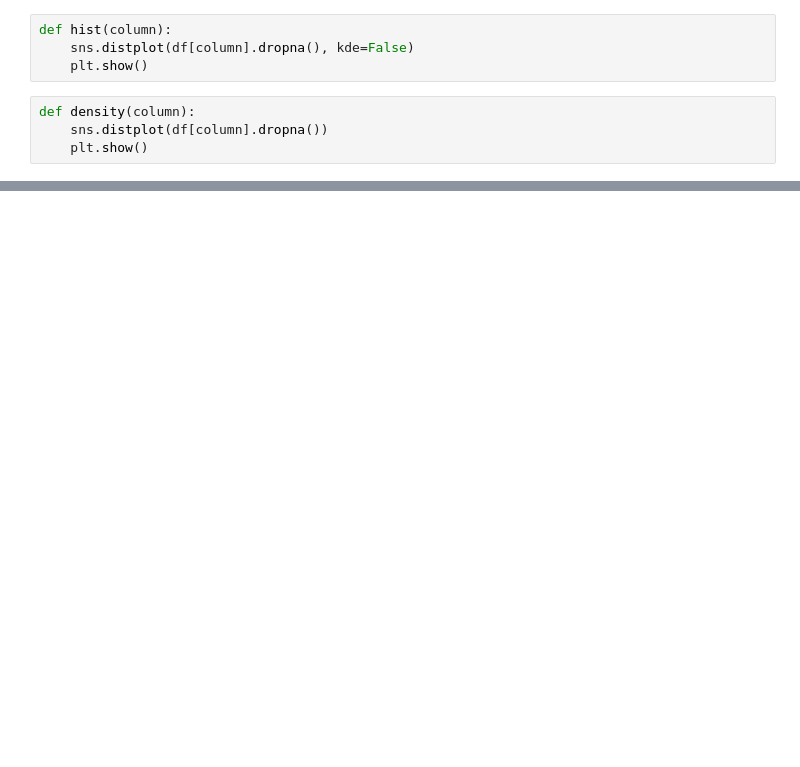
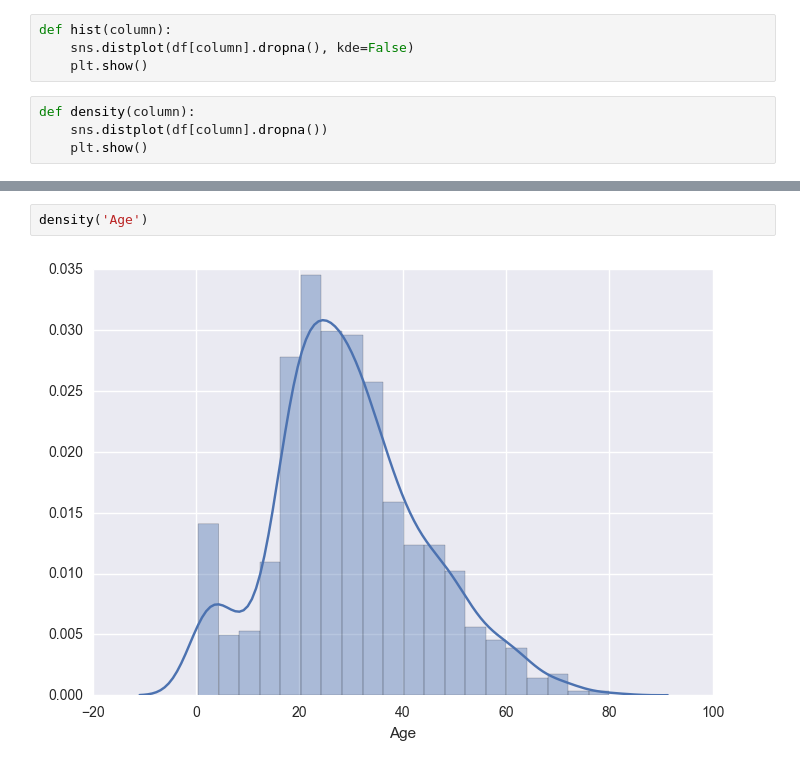
Before and after one commit to HStrand/titanic-ml, a Jupyter notebook: Data exploration.ipynb, the cells around one changed output, grey strips where cells are left out. Saved outputs shown, nothing was run; the diff lists cells and outputs as text; blank space fills up the shorter version.

```diff
--- a/Data exploration.ipynb
+++ b/Data exploration.ipynb
@@ -68,0 +140,4 @@ Name: Fare, dtype: float64
+# %%
+density('Age')
+# %% [output]
+[figure, added]
```
Also changed, not shown: parts of 52 cells of this notebook.
